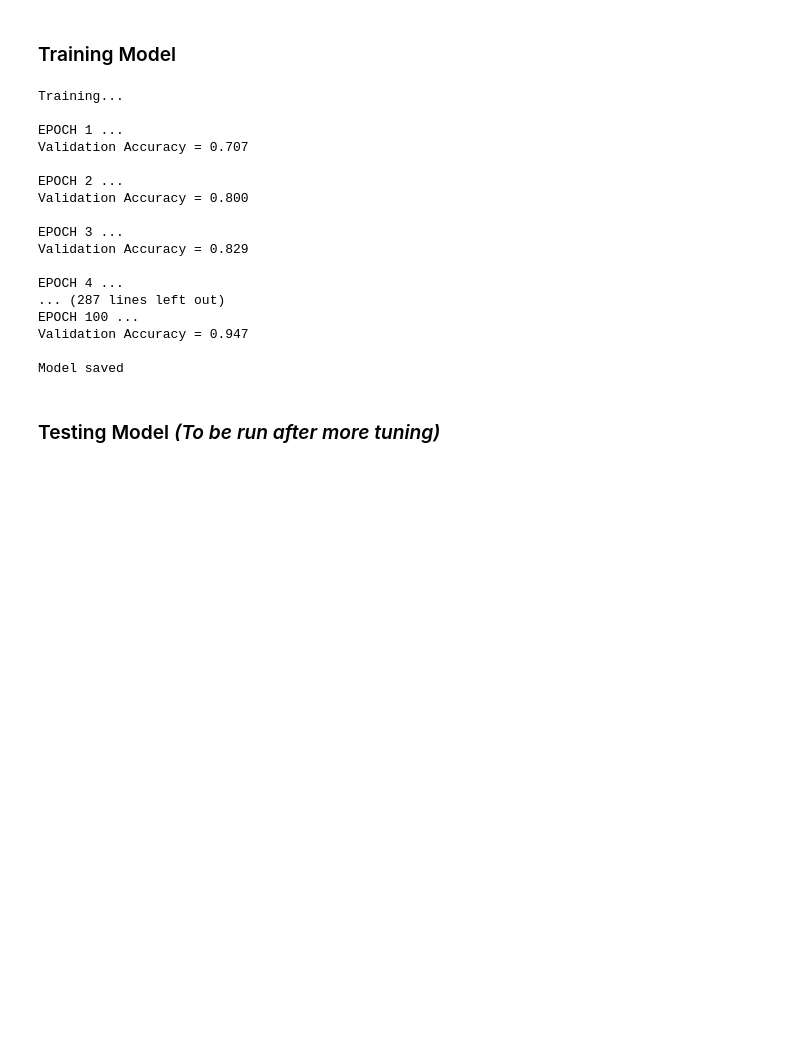
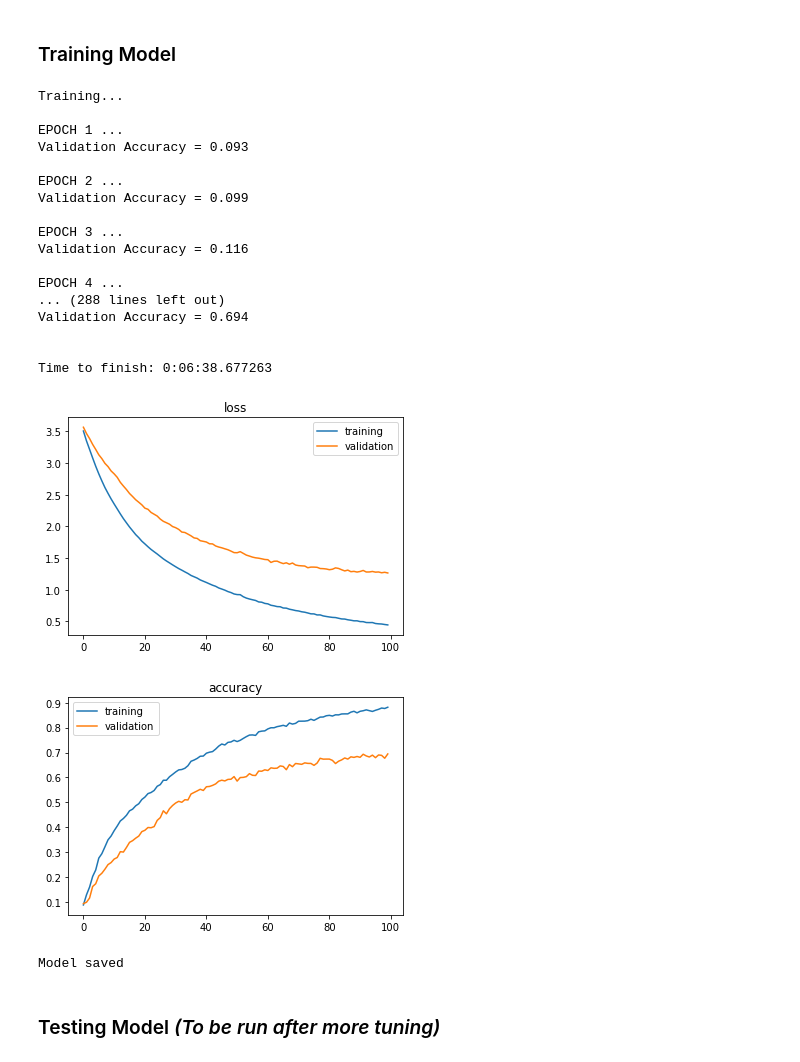
Before and after one commit to szon0111/CarND_P2-Traffic-Sign-Classifier, a Jupyter notebook: Traffic_Sign_Classifier.ipynb, the cells around one changed output. Saved outputs shown, nothing was run; the diff lists cells and outputs as text; code cells hidden in the pictures; blank space fills up the shorter version.

Commit message:
add plots, clean up pre_processing

```diff
--- a/Traffic_Sign_Classifier.ipynb
+++ b/Traffic_Sign_Classifier.ipynb
@@ -140,3 +125,20 @@ X_test = grayscale_feature(X_test, n_test)
+# %%
+# function to run all pre-processing
+def pre_process(img):
+    if grayscale_img:
+        img = grayscale(img)
+    if normalize_img:
+        img = (img - 128) / 128
+    return img
+# %%
+# set pre-processing options
+grayscale_img = True
+normalize_img = True
+
+# apply pre-processing
+X_train = np.array([pre_process(image) for image in X_train])
+X_valid = np.array([pre_process(image) for image in X_valid])
+X_test = np.array([pre_process(image) for image in X_test])
 # %% [markdown]
 ### Setup Tensorflow
 # %%
@@ -216,7 +218,7 @@ one_hot_y = tf.one_hot(y, 43)
 # %% [markdown]
 ### Training Pipeline
 # %%
-rate = 0.001
+rate = 0.0001
 
 logits = LeNet(x)
 cross_entropy = tf.nn.softmax_cross_entropy_with_logits(logits = logits, labels = one_hot_y)
@@ -242,44 +244,82 @@ def evaluate(X_data, y_data):
 # %% [markdown]
 ### Training Model
 # %%
+from datetime import datetime
+startTime = datetime.now() # log start time
+
 with tf.Session() as sess:
     sess.run(tf.global_variables_initializer())
     num_examples = len(X_train)
 
     print("Training...")
     print()
+    train_loss_list = []
+    valid_loss_list = []
+    train_acc_list = []
+    valid_acc_list = []
     for i in range(EPOCHS):
         X_train, y_train = shuffle(X_train, y_train) # shuffle training set before each epcoh
         for offset in range(0, num_examples, BATCH_SIZE):
             end = offset + BATCH_SIZE
             batch_x, batch_y = X_train[offset:end], y_train[offset:end]
             sess.run(training_operation, feed_dict={x: batch_x, y: batch_y})
 
+        # code to show loss plot
+        train_loss = sess.run(loss_operation, feed_dict={x: X_train, y: y_train})
+        valid_loss = sess.run(loss_operation, feed_dict={x: X_valid, y: y_valid})
+        train_loss_list.append(train_loss)
+        valid_loss_list.append(valid_loss)
+
+        # code to show accuracy plot
+        training_accuracy = evaluate(X_train, y_train)
+        train_acc_list.append(training_accuracy)
         validation_accuracy = evaluate(X_valid, y_valid) # measure the loss and accuracy of the validation set after each epoch
+        valid_acc_list.append(validation_accuracy)
+
         print("EPOCH {} ...".format(i+1))
         print("Validation Accuracy = {:.3f}".format(validation_accuracy))
         print()
 
+    print()
+    print("Time to finish: {}".format(datetime.now() - startTime)) # print time to finish
+
+    # show loss plot
+    plt.plot(train_loss_list, label="training")
+    plt.plot(valid_loss_list, label="validation")
+    plt.legend()
+    plt.title("loss")
+    plt.show()
+
+    # show accuracy plot
+    plt.plot(train_acc_list, label="training")
+    plt.plot(valid_acc_list, label="validation")
+    plt.legend()
+    plt.title("accuracy")
+    plt.show()
+
     saver.save(sess, './lenet') # save the model after training
     print("Model saved")
 # %% [output]
 Training...
 
 EPOCH 1 ...
-Validation Accuracy = 0.707
+Validation Accuracy = 0.093
 
 EPOCH 2 ...
-Validation Accuracy = 0.800
+Validation Accuracy = 0.099
 
 EPOCH 3 ...
-Validation Accuracy = 0.829
+Validation Accuracy = 0.116
 
 EPOCH 4 ...
-... (287 lines left out)
-EPOCH 100 ...
-Validation Accuracy = 0.947
+... (288 lines left out)
+Validation Accuracy = 0.694
 
-Model saved
+
+Time to finish: 0:06:38.677263
+[figure, added]
+[figure, added]
+Model saved
 # %% [markdown]
 ### Testing Model *(To be run after more tuning)*
 # %%
```
Also changed, not shown: parts of 6 cells of this notebook, 3 other files.
